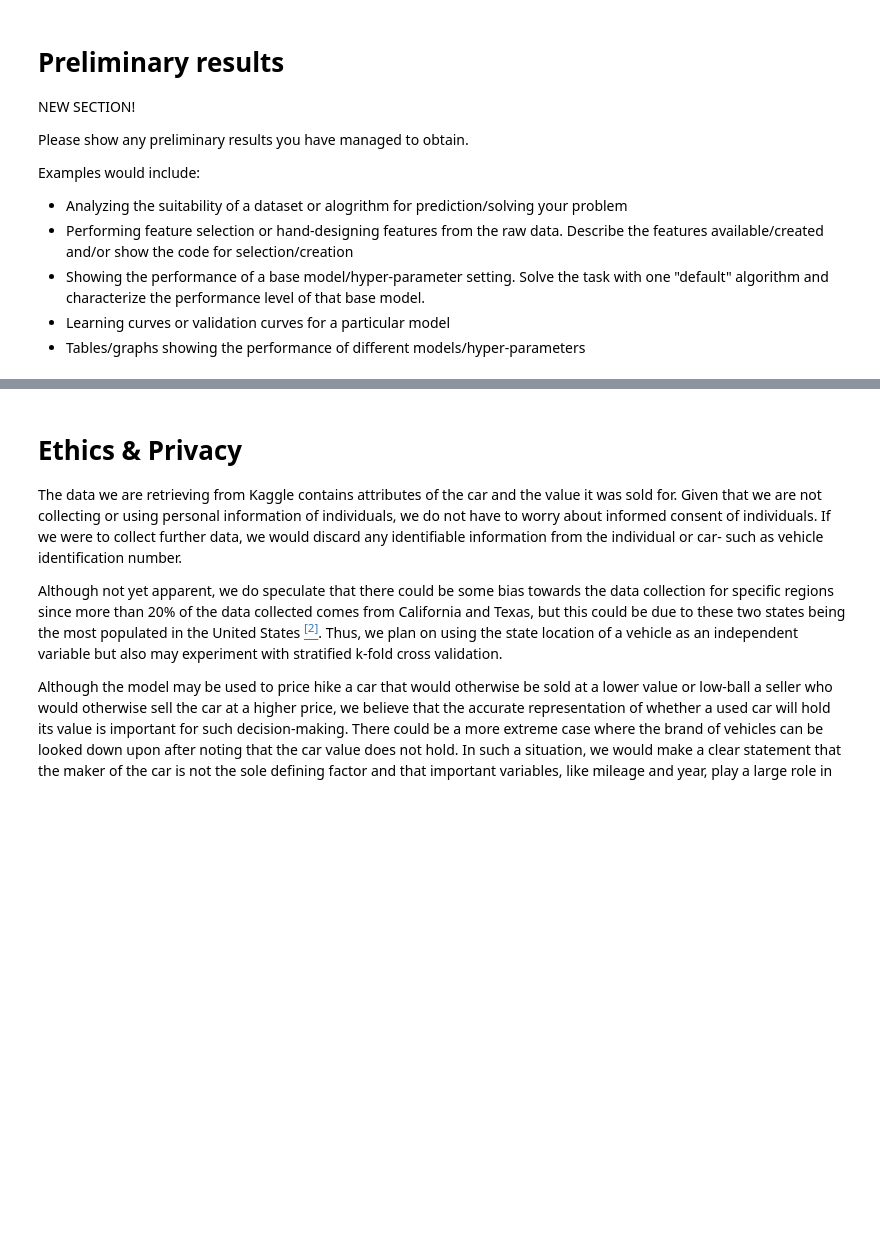
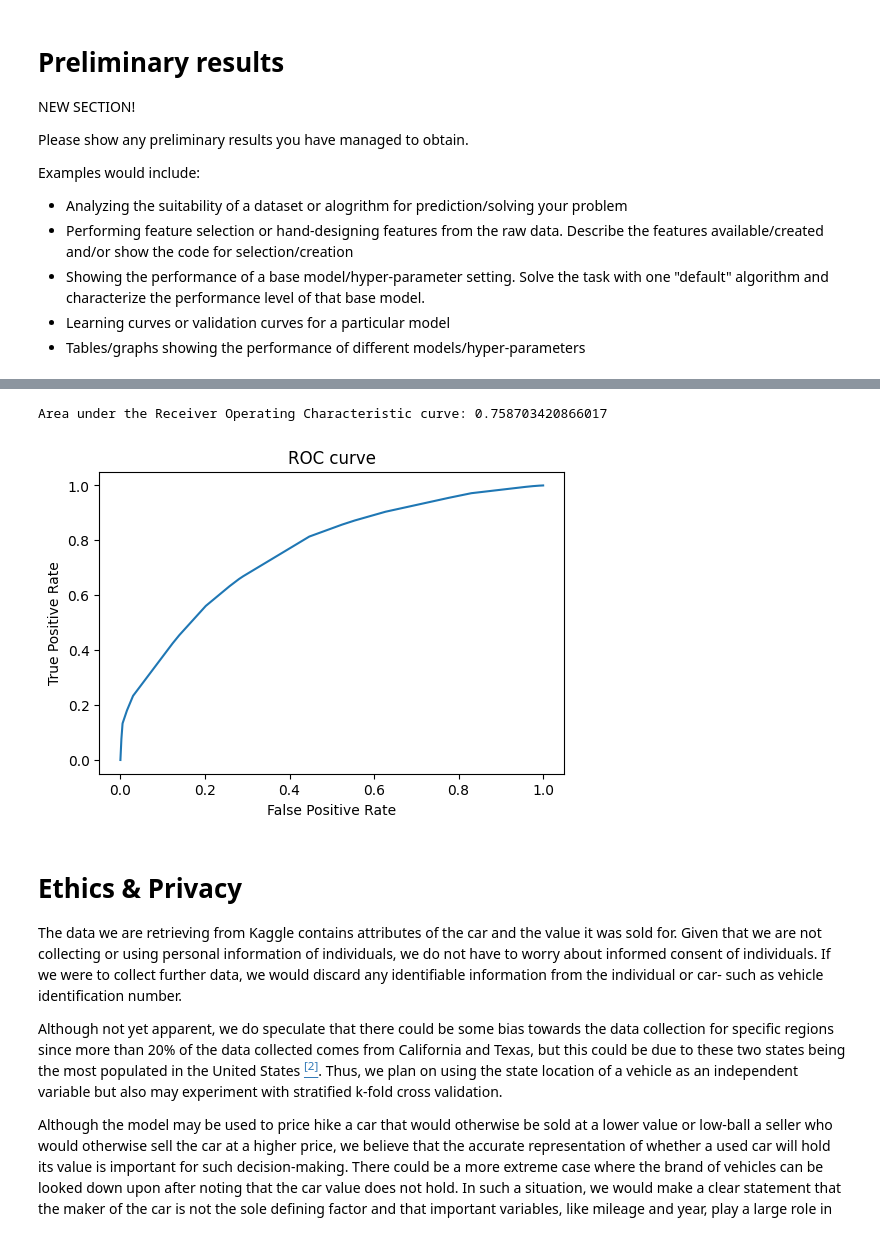
Before and after one commit to COGS118A/Group054-Sp22, a Jupyter notebook: Checkpoint_group054.ipynb, the cells around one changed output, grey strips where cells are left out. Drawn from its saved outputs; the diff is of its cells as text; code cells hidden in the pictures; blank space fills up the shorter version.

```diff
--- a/Checkpoint_group054.ipynb
+++ b/Checkpoint_group054.ipynb
@@ -92,3 +225,33 @@ Examples would include:
+# %%
+# adapted from @gbhand's D6
+from sklearn.metrics import roc_auc_score, roc_curve, confusion_matrix
+import matplotlib.pyplot as plt
+
+scores = clf.predict_proba(X_test)[:,1]
+fps = []
+tps = []
+for threshold in np.linspace(0,1,1000):
+    y_pred = scores > threshold
+    true_negatives, false_positives, false_negatives, true_positives = confusion_matrix(y_test, y_pred).ravel()
+    fps.append(false_positives / (false_positives + true_negatives)) # add false positive rate
+    tps.append(true_positives / (true_positives + false_negatives)) # add true positive rate
+
+fpr = fps
+tpr = tps
+
+roc_auc = roc_auc_score(y_test, scores)
+
+# plotting the ROC curve
+plt.figure(dpi=100)
+plt.plot(fpr, tpr)
+plt.title('ROC curve')
+plt.xlabel('False Positive Rate')
+plt.ylabel('True Positive Rate')
+
+print('Area under the Receiver Operating Characteristic curve:', roc_auc)
+# %% [output]
+Area under the Receiver Operating Characteristic curve: 0.758703420866017
+[figure, added]
 # %% [markdown]
 # Ethics & Privacy
 
```
Also changed, not shown: parts of 9 cells of this notebook, 3 other files.
